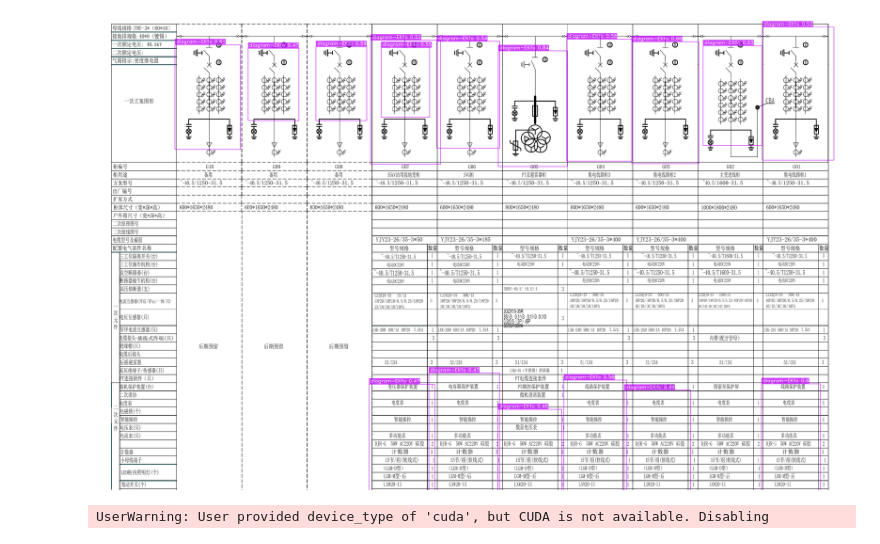
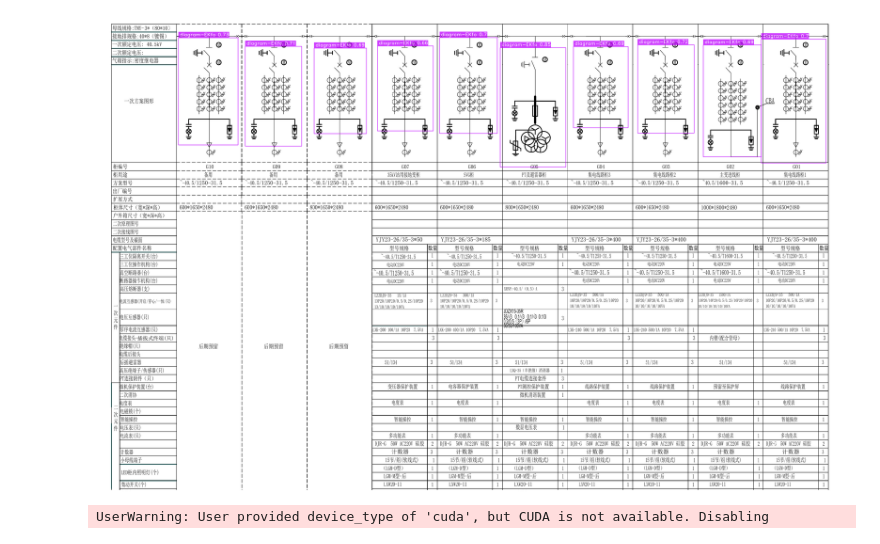
Before and after one commit to LunaYin/sage-training, a Jupyter notebook: src/yolonas/test.ipynb, the cells around one changed output. Drawn from its saved outputs; the diff is of its cells as text; code cells hidden in the pictures.

Commit message:
modify path

```diff
--- a/src/yolonas/test.ipynb
+++ b/src/yolonas/test.ipynb
@@ -1,25 +1,25 @@
 # %%
 import random
-
 import cv2
 import supervision as sv
 import torch
 from super_gradients.training import models
-
+import os
+ROOT_DIR = os.getcwd()
 MODEL_ARCH = "yolo_nas_m"
 DEVICE = "cuda" if torch.cuda.is_available() else "cpu"
 
 model = models.get(MODEL_ARCH, num_classes=1, pretrained_weights="coco").to(DEVICE)
 
 best_model = models.get(
     MODEL_ARCH,
     num_classes=1,
-    checkpoint_path="src/checkpoints/my_yolo_run_v2/average_model.pth",
+    checkpoint_path=f"{ROOT_DIR}/checkpoints/my_yolo_run_v2/average_model.pth",
 ).to(DEVICE)
-IMAGE_URL = "src/data/test/images/设计院图纸永德县永康镇农光互补（十字路）能源综合利用光伏项目_（35kV高压柜(充气柜一次图）2023.08.07_1_2.png"
-best_model.predict(IMAGE_URL, conf=0.46).show()
+IMAGE_URL = f"{ROOT_DIR}/data/test/images/设计院图纸永德县永康镇农光互补（十字路）能源综合利用光伏项目_（35kV高压柜(充气柜一次图）2023.08.07_1_2.png"
+best_model.predict(IMAGE_URL, conf=0.65).show()
 # %% [output]
-[figure, old version]
+[figure, new version]
 # %%
 from PIL import Image
 
```
Also changed, not shown: 39 other files.
